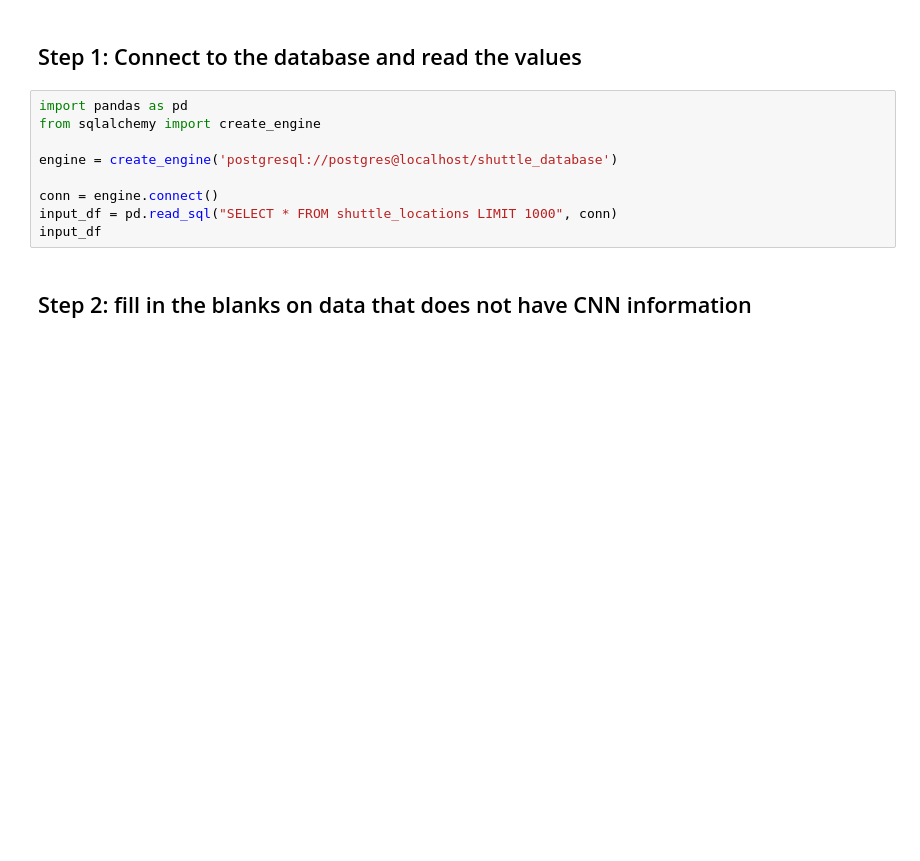
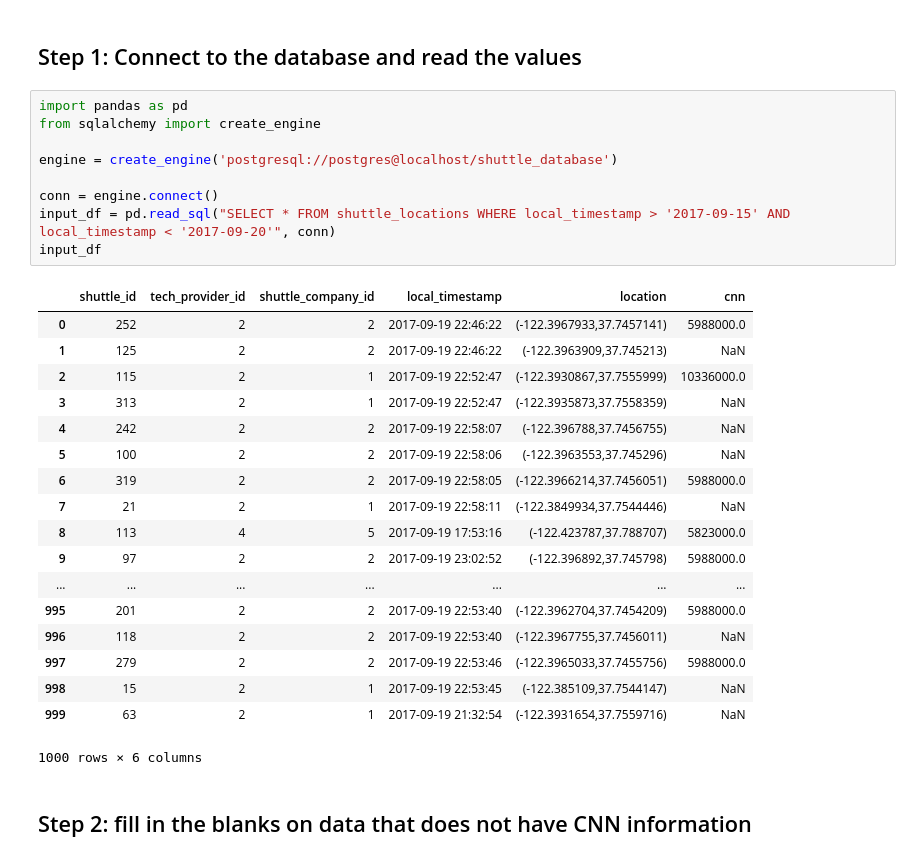
Before and after one commit to SFMTA/shuttle_analysis, a Jupyter notebook: shuttle_db/compression script.ipynb, the cells around one changed output. Drawn from its saved outputs; the diff is of its cells as text; blank space fills up the shorter version.

```diff
--- a/shuttle_db/compression script.ipynb
+++ b/shuttle_db/compression script.ipynb
@@ -3,12 +3,31 @@
 # %%
 import pandas as pd
 from sqlalchemy import create_engine
 
 engine = create_engine('postgresql://postgres@localhost/shuttle_database')
 
 conn = engine.connect()
-input_df = pd.read_sql("SELECT * FROM shuttle_locations LIMIT 1000", conn)
+input_df = pd.read_sql("SELECT * FROM shuttle_locations WHERE local_timestamp > '2017-09-15' AND local_timestamp < '2017-09-20'", conn)
 input_df
+# %% [output]
+|  | shuttle_id | tech_provider_id | shuttle_company_id | local_timestamp | location | cnn |
+| 0 | 252 | 2 | 2 | 2017-09-19 22:46:22 | (-122.3967933,37.7457141) | 5988000.0 |
+| 1 | 125 | 2 | 2 | 2017-09-19 22:46:22 | (-122.3963909,37.745213) | NaN |
+| 2 | 115 | 2 | 1 | 2017-09-19 22:52:47 | (-122.3930867,37.7555999) | 10336000.0 |
+| 3 | 313 | 2 | 1 | 2017-09-19 22:52:47 | (-122.3935873,37.7558359) | NaN |
+| 4 | 242 | 2 | 2 | 2017-09-19 22:58:07 | (-122.396788,37.7456755) | NaN |
+| 5 | 100 | 2 | 2 | 2017-09-19 22:58:06 | (-122.3963553,37.745296) | NaN |
+| 6 | 319 | 2 | 2 | 2017-09-19 22:58:05 | (-122.3966214,37.7456051) | 5988000.0 |
+| 7 | 21 | 2 | 1 | 2017-09-19 22:58:11 | (-122.3849934,37.7544446) | NaN |
+| 8 | 113 | 4 | 5 | 2017-09-19 17:53:16 | (-122.423787,37.788707) | 5823000.0 |
+| 9 | 97 | 2 | 2 | 2017-09-19 23:02:52 | (-122.396892,37.745798) | 5988000.0 |
+| ... | ... | ... | ... | ... | ... | ... |
+| 995 | 201 | 2 | 2 | 2017-09-19 22:53:40 | (-122.3962704,37.7454209) | 5988000.0 |
+| 996 | 118 | 2 | 2 | 2017-09-19 22:53:40 | (-122.3967755,37.7456011) | NaN |
+| 997 | 279 | 2 | 2 | 2017-09-19 22:53:46 | (-122.3965033,37.7455756) | 5988000.0 |
+| 998 | 15 | 2 | 1 | 2017-09-19 22:53:45 | (-122.385109,37.7544147) | NaN |
+| 999 | 63 | 2 | 1 | 2017-09-19 21:32:54 | (-122.3931654,37.7559716) | NaN |
+1000 rows × 6 columns
 # %% [markdown]
 ## Step 2: fill in the blanks on data that does not have CNN information
 # %%
```
Also changed, not shown: parts of 1 cell of this notebook, 3 other files.
